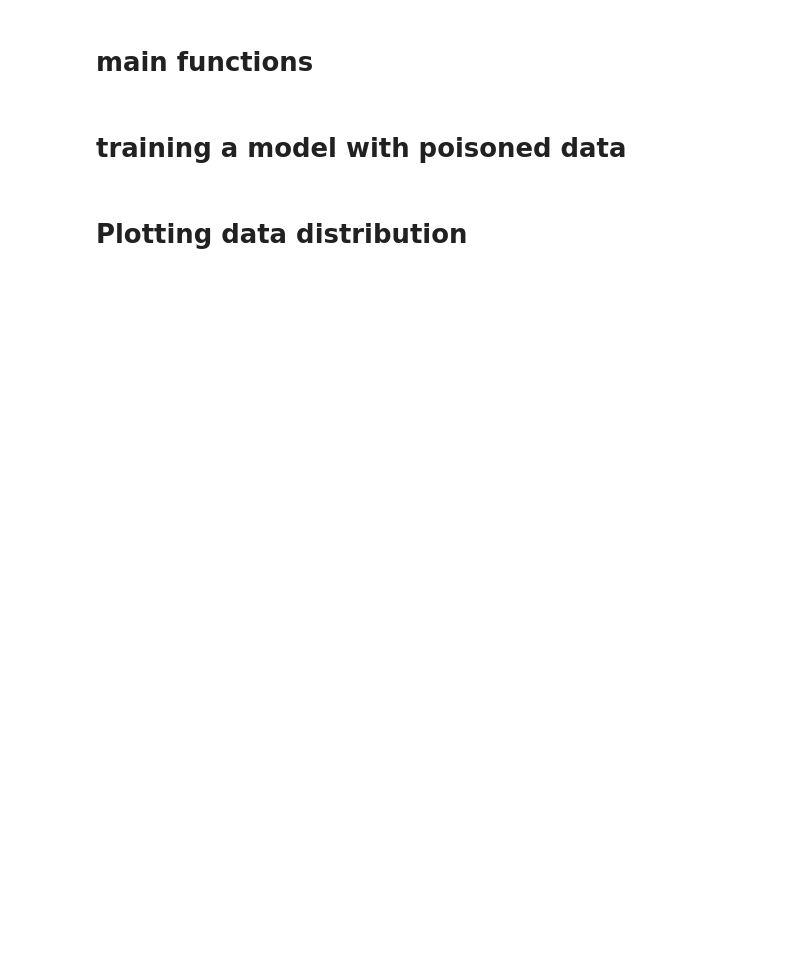
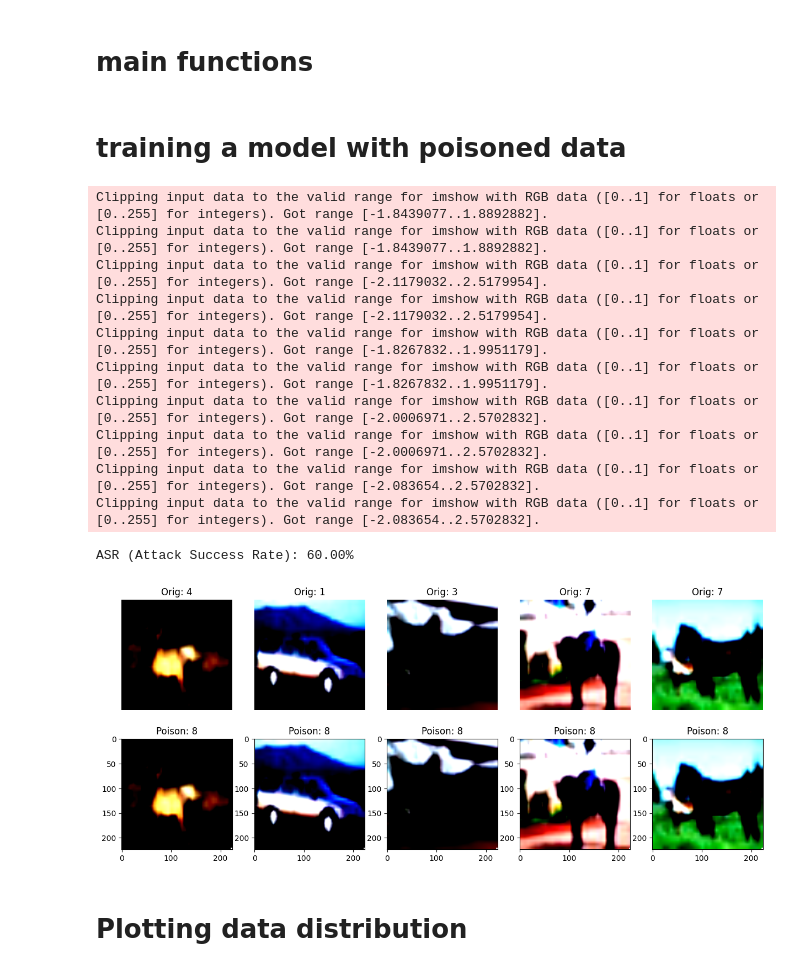
Before and after one commit to soubihabdenour/FedREDefense, a Jupyter notebook: codes/v2/poison_defences.ipynb, the cells around one changed output. Cells and saved outputs as stored; diff of their text form; code cells hidden in the pictures; blank space fills up the shorter version.

```diff
--- a/codes/v2/poison_defences.ipynb
+++ b/codes/v2/poison_defences.ipynb
@@ -181,5 +200,71 @@ print(f"ASR (Attack Success Rate): {asr:.2%}")
-# %% [markdown]
-# Plotting data distribution
+# %%
+from torchvision.models import mobilenet_v2
+
+# =======================
+# Main
+# =======================
+target_label = 8
+poison_ratio = 0.5
+mode = "edgecase"  # or "trigger", edgecase
+device = torch.device("cuda" if torch.cuda.is_available() else "cpu")
+transform = transforms.Compose([
+    transforms.ToTensor(),
+    transforms.Resize(224),  # MobileNetV2 expects 224x224 input
+    transforms.Normalize(mean=[0.485, 0.456, 0.406], std=[0.229, 0.224, 0.225])
+])
+
+trainset = torchvision.datasets.CIFAR10(root='./data', train=True, download=True, transform=transform)
+testset = torchvision.datasets.CIFAR10(root='./data', train=False, download=True, transform=transform)
+
+# Subsample for speed
+train_data = torch.stack([trainset[i][0] for i in range(1000)])
+train_labels = torch.tensor([trainset[i][1] for i in range(1000)])
+
+# Apply Poisoning
+poisoned_data, poisoned_labels = trigger_or_edgecase_poison_strategy(train_data, train_labels, mode=mode,
+                                                                     target_label=target_label,
+                                                                     poison_ratio=poison_ratio)
+
+# Visualize Before vs After
+visualize_label_changed(train_data, poisoned_data, train_labels, poisoned_labels)
+
+# Load MobileNetV2 and modify last layer for CIFAR10
+model = mobilenet_v2(pretrained=True)
+model.classifier[1] = nn.Linear(model.classifier[1].in_features, 10)
+model = model.to(device)
+
+# Train Model
+trainloader = torch.utils.data.DataLoader(
+    list(zip(poisoned_data, poisoned_labels)), batch_size=64, shuffle=True
+)
+optimizer = torch.optim.Adam(model.parameters(), lr=0.001)
+criterion = nn.CrossEntropyLoss()
+
+train_model(model, trainloader, criterion, optimizer)
+
+# Create Poisoned Test Set to Measure ASR
+test_data = torch.stack([testset[i][0] for i in range(100)])
+test_labels = torch.tensor([testset[i][1] for i in range(100)])
+triggered_test, _ = trigger_or_edgecase_poison_strategy(test_data, test_labels, mode=mode, target_label=target_label,
+                                                        poison_ratio=poison_ratio)
+
+asr = evaluate_asr(model, triggered_test, test_labels, target_label=target_label)
+print(f"ASR (Attack Success Rate): {asr:.2%}")
+# %% [output]
+Clipping input data to the valid range for imshow with RGB data ([0..1] for floats or [0..255] for integers). Got range [-1.8439077..1.8892882].
+Clipping input data to the valid range for imshow with RGB data ([0..1] for floats or [0..255] for integers). Got range [-1.8439077..1.8892882].
+Clipping input data to the valid range for imshow with RGB data ([0..1] for floats or [0..255] for integers). Got range [-2.1179032..2.5179954].
+Clipping input data to the valid range for imshow with RGB data ([0..1] for floats or [0..255] for integers). Got range [-2.1179032..2.5179954].
+Clipping input data to the valid range for imshow with RGB data ([0..1] for floats or [0..255] for integers). Got range [-1.8267832..1.9951179].
+Clipping input data to the valid range for imshow with RGB data ([0..1] for floats or [0..255] for integers). Got range [-1.8267832..1.9951179].
+Clipping input data to the valid range for imshow with RGB data ([0..1] for floats or [0..255] for integers). Got range [-2.0006971..2.5702832].
+Clipping input data to the valid range for imshow with RGB data ([0..1] for floats or [0..255] for integers). Got range [-2.0006971..2.5702832].
+Clipping input data to the valid range for imshow with RGB data ([0..1] for floats or [0..255] for integers). Got range [-2.083654..2.5702832].
+Clipping input data to the valid range for imshow with RGB data ([0..1] for floats or [0..255] for integers). Got range [-2.083654..2.5702832].
+ASR (Attack Success Rate): 60.00%
+[figure, added]
+# %% [markdown]
+# Plotting data distribution
 # %%
 # Create scatter plot to visualize normal vs poisoned data distribution
 plt.figure(figsize=(10, 6))
```
Also changed, not shown: parts of 7 cells of this notebook, 1 other file.
